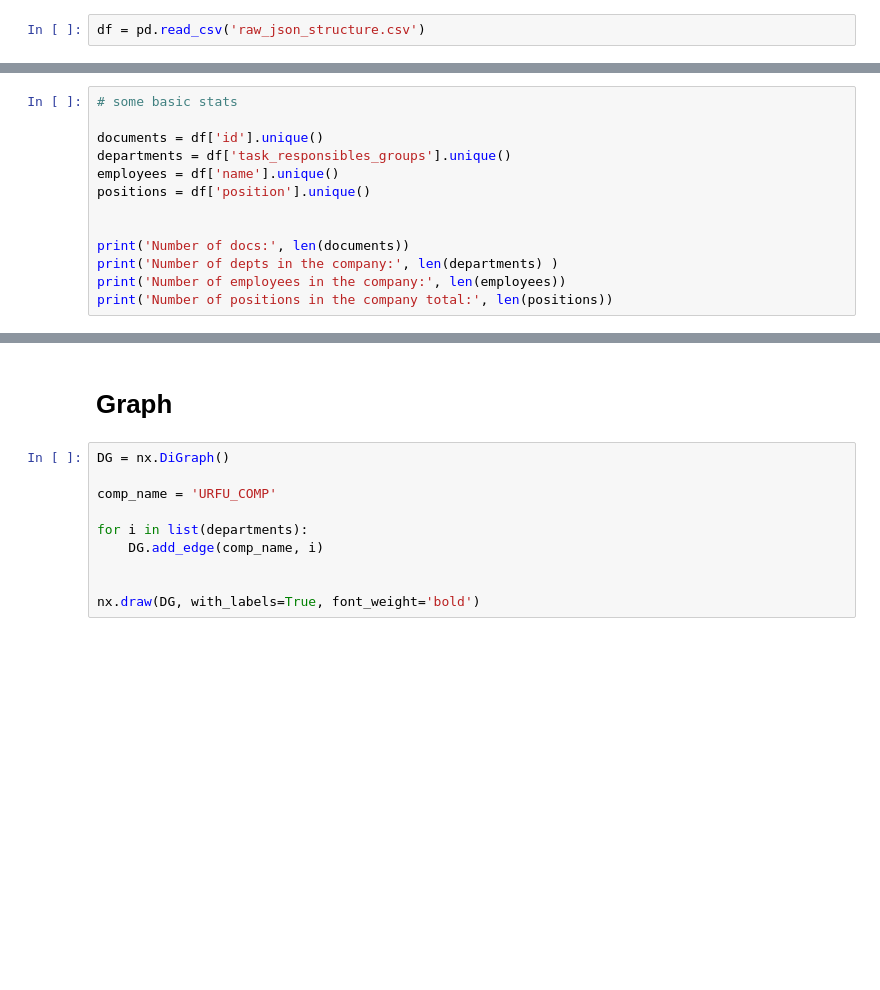
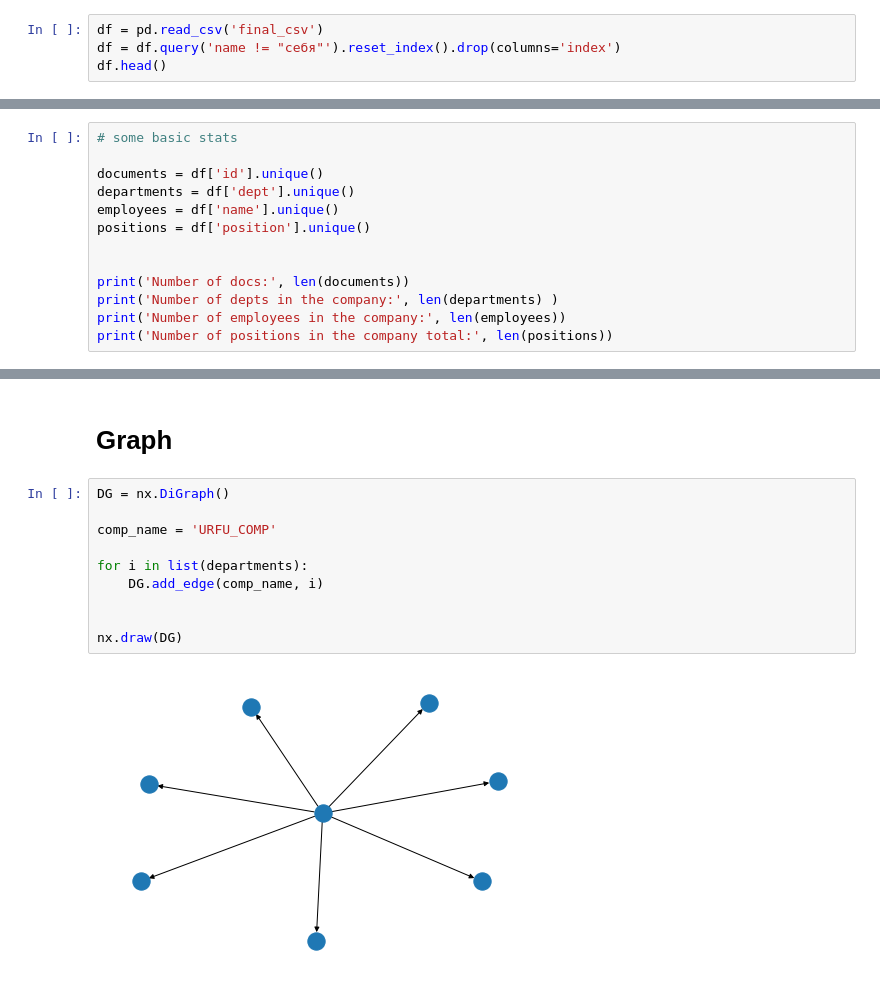
Before and after one commit to Somertonman/hackathon_2023, a Jupyter notebook: graph_org.ipynb, the cells around one changed output, grey strips where cells are left out. Cells and saved outputs as stored; diff of their text form; blank space fills up the shorter version.

```diff
--- a/graph_org.ipynb
+++ b/graph_org.ipynb
@@ -7,4 +30,6 @@ import matplotlib.pyplot as plt
 # %% [markdown]
 # Data source
 # %%
-df = pd.read_csv('raw_json_structure.csv')
+df = pd.read_csv('final_csv')
+df = df.query('name != "себя"').reset_index().drop(columns='index')
+df.head()
@@ -19,7 +51,7 @@ df.replace('None', 0, inplace = True)
 # some basic stats
 
 documents = df['id'].unique()
-departments = df['task_responsibles_groups'].unique()
+departments = df['dept'].unique()
 employees = df['name'].unique()
 positions = df['position'].unique()
 
@@ -45,10 +101,12 @@ print(employees)
 # %%
 DG = nx.DiGraph()
 
 comp_name = 'URFU_COMP'
 
 for i in list(departments):
     DG.add_edge(comp_name, i)
 
 
-nx.draw(DG, with_labels=True, font_weight='bold')
+nx.draw(DG)
+# %% [output]
+[figure, added]
```
Also changed, not shown: parts of 10 cells of this notebook, 1 other file.
